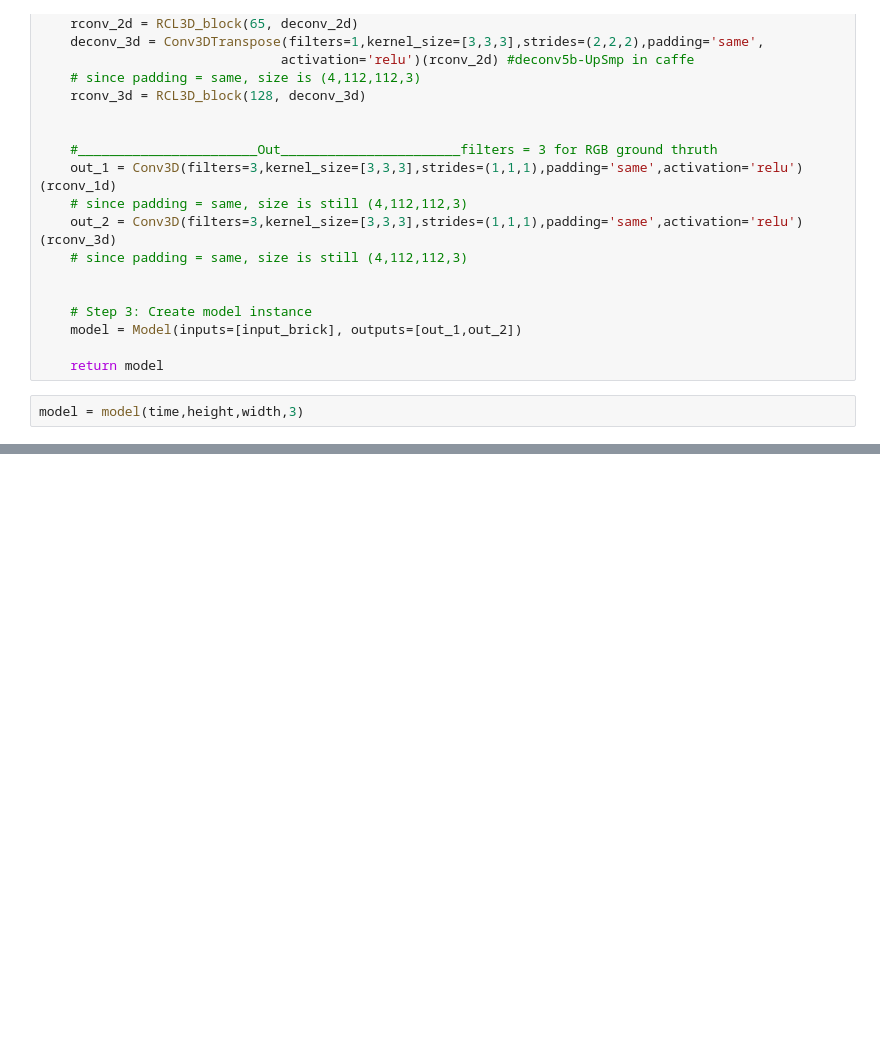
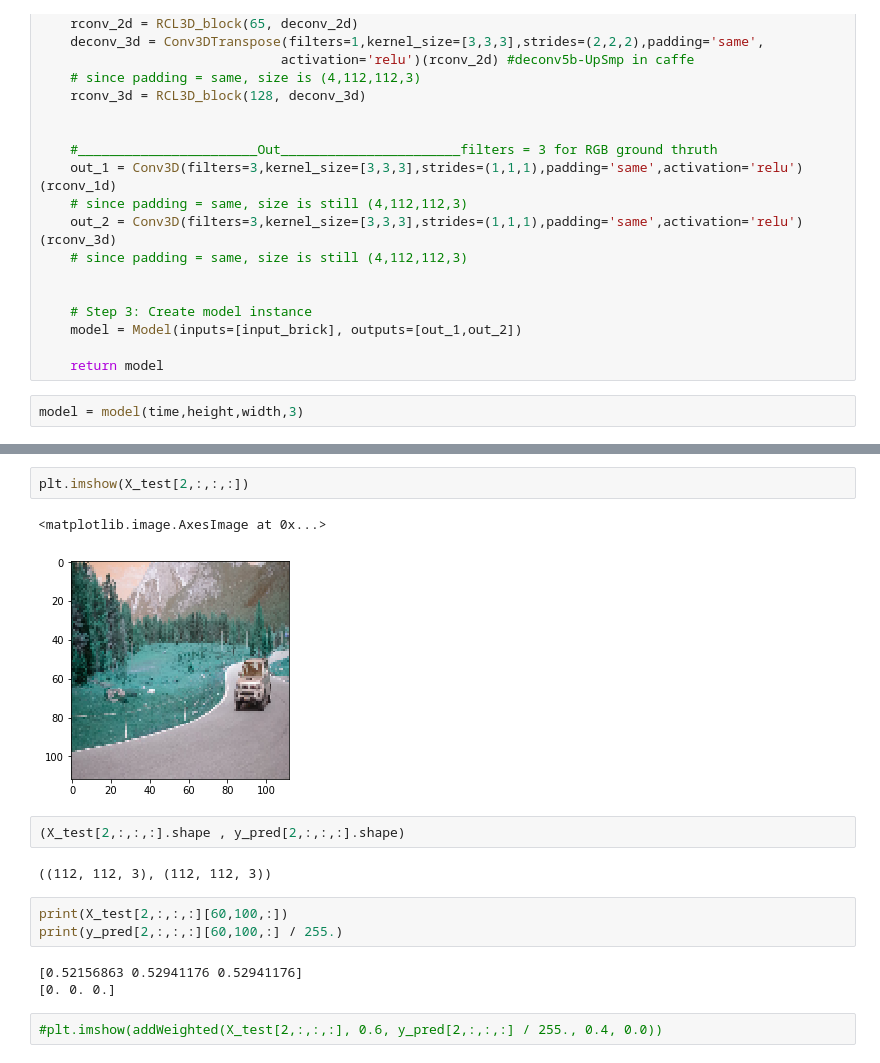
Before and after one commit to cvasii23/DS3DRFCNN_keras, a Jupyter notebook: DS3DRFCNN-v2.ipynb, the cells around one changed output, grey strips where cells are left out. Drawn from its saved outputs; the diff is of its cells as text; blank space fills up the shorter version.

```diff
--- a/DS3DRFCNN-v2.ipynb
+++ b/DS3DRFCNN-v2.ipynb
@@ -180,0 +217,17 @@ training   (min:    0.795, max:    0.984, cur:    0.984)
+# %%
+plt.imshow(X_test[2,:,:,:])
+# %% [output]
+<matplotlib.image.AxesImage at 0x...>
+[figure, added]
+# %%
+(X_test[2,:,:,:].shape , y_pred[2,:,:,:].shape)
+# %% [output]
+((112, 112, 3), (112, 112, 3))
+# %%
+print(X_test[2,:,:,:][60,100,:])
+print(y_pred[2,:,:,:][60,100,:] / 255.)
+# %% [output]
+[0.52156863 0.52941176 0.52941176]
+[0. 0. 0.]
+# %%
+#plt.imshow(addWeighted(X_test[2,:,:,:], 0.6, y_pred[2,:,:,:] / 255., 0.4, 0.0))
```
Also changed, not shown: parts of 19 cells of this notebook, 1 other file.
